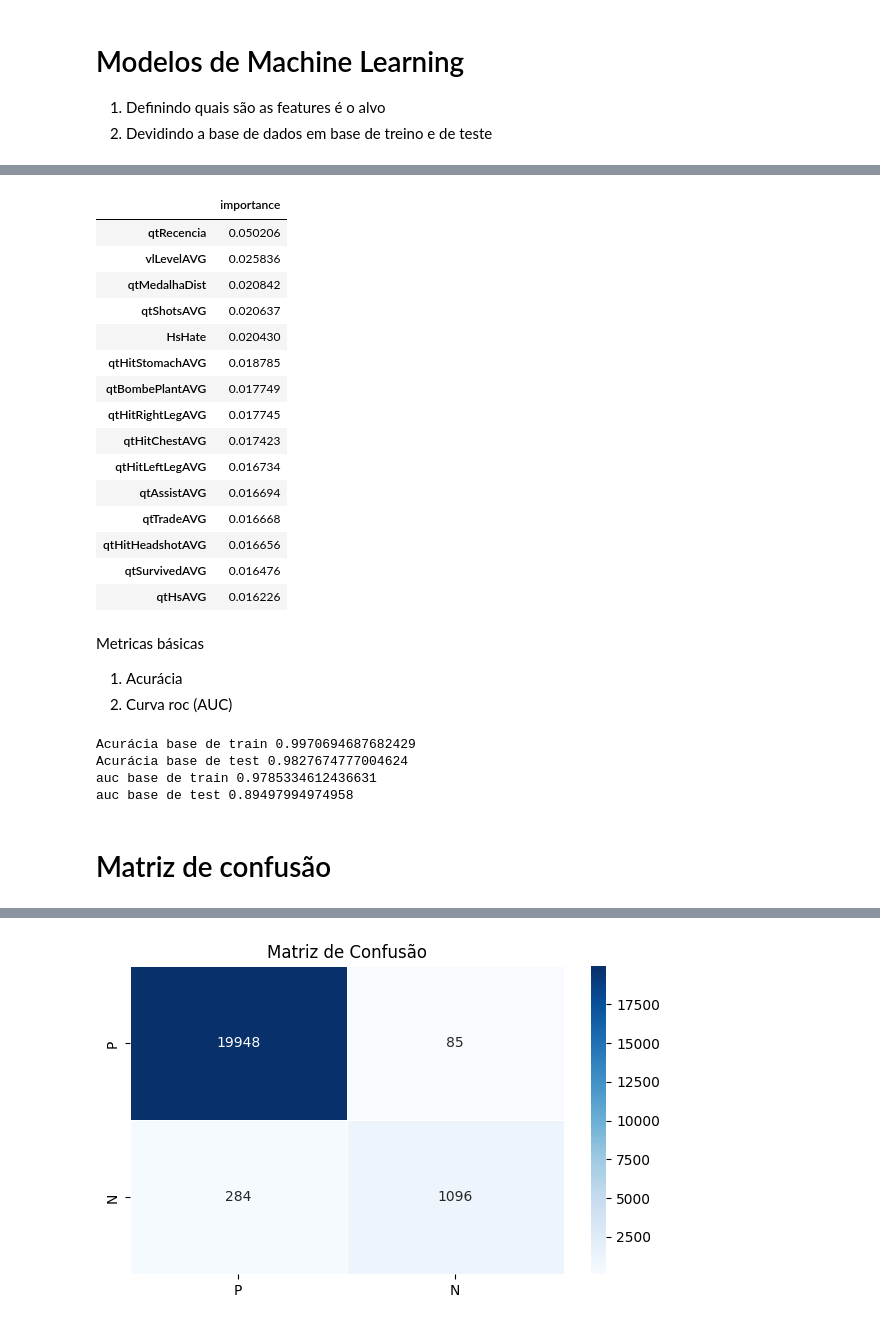
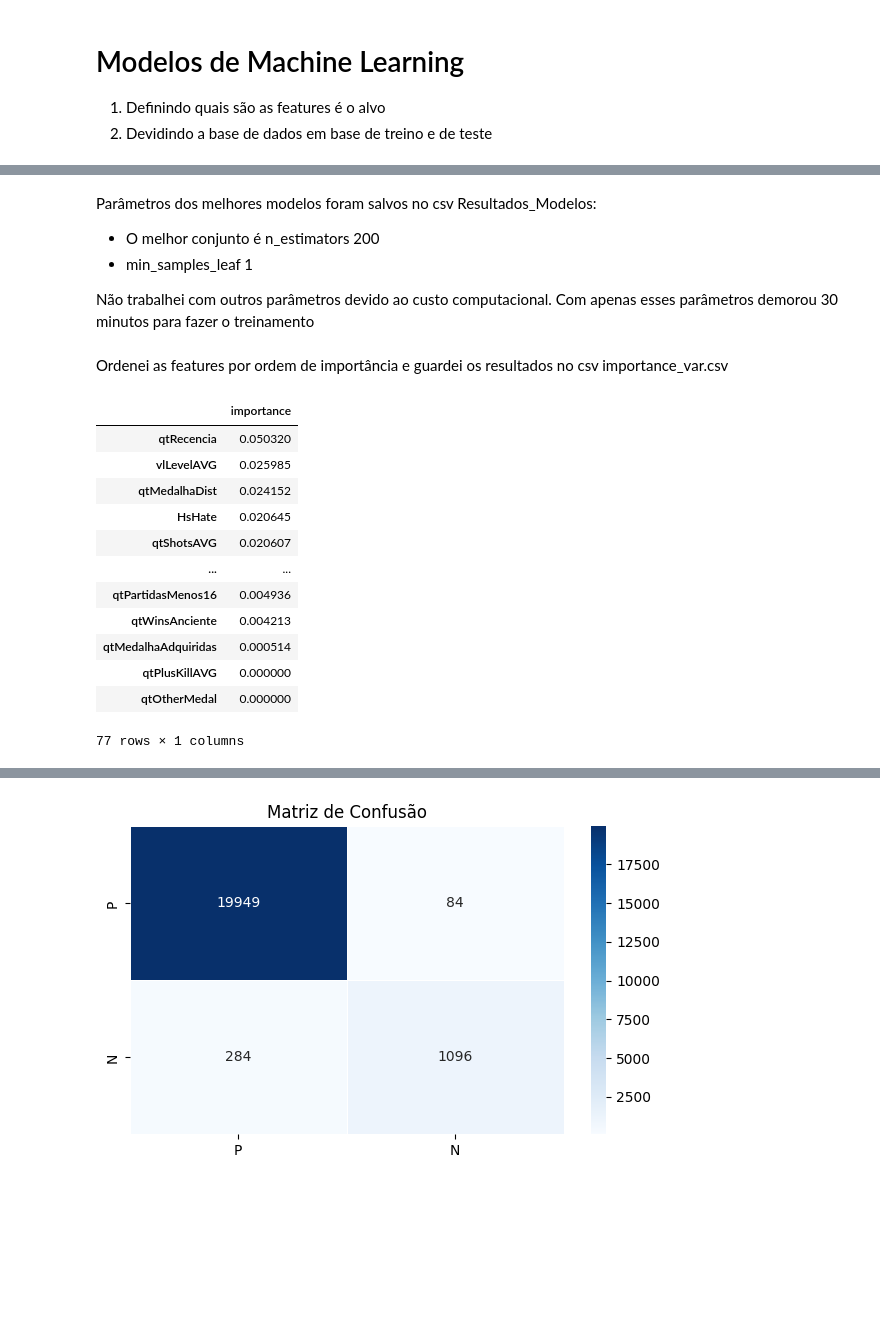
Before and after one commit to paulinhoy/Predicao_assinaturas, a Jupyter notebook: Modelo/init_model.ipynb, the cells around one changed output, grey strips where cells are left out. Cells and saved outputs as stored; diff of their text form; code cells hidden in the pictures; blank space fills up the shorter version.

Commit message:
'Falta apenas definir o pipeline. As metricas foram analisadas'

```diff
--- a/Modelo/init_model.ipynb
+++ b/Modelo/init_model.ipynb
@@ -219,0 +191,10 @@ Quero descobrir quais são as variáveis mais relevantes para o meu modelo
+# %%
+rf_clf = ensemble.RandomForestClassifier()
+params = {"n_estimators":[50, 100, 150, 200],
+          "min_samples_leaf":[1, 5, 10, 20] }
+
+grid_search = model_selection.GridSearchCV(rf_clf, params, cv=4, scoring='roc_auc', verbose=3, refit=True)
+
+pipe_rf = pipeline.Pipeline([("Modelo", grid_search)])  #Lembrar de fazer um pipeline completo depois
+
+pipe_rf.fit(X_train, y_train)
@@ -220,43 +224,27 @@ Quero descobrir quais são as variáveis mais relevantes para o meu modelo
+# %% [markdown]
+Parâmetros dos melhores modelos foram salvos no csv Resultados_Modelos:
+- O melhor conjunto é n_estimators 200
+- min_samples_leaf 1
+
+Não trabalhei com outros parâmetros devido ao custo computacional. Com apenas esses parâmetros demorou 30 minutos para fazer o treinamento
+# %% [markdown]
+Ordenei as features por ordem de importância e guardei os resultados no csv importance_var.csv
 # %%
-f_importance = meu_pipeline[-1].best_estimator_.feature_importances_
+f_importance = pipe_rf[-1].best_estimator_.feature_importances_
 df_importance_var_randomFlorest = pd.DataFrame(f_importance, index=features, columns=['importance']).sort_values(by='importance', ascending=False)
-df_importance_var_randomFlorest.head(15)
+importancia_var = df_importance_var_randomFlorest
+importancia_var
 # %% [output]
 |  | importance |
-| qtRecencia | 0.050206 |
-| vlLevelAVG | 0.025836 |
-| qtMedalhaDist | 0.020842 |
-| qtShotsAVG | 0.020637 |
-| HsHate | 0.020430 |
-| qtHitStomachAVG | 0.018785 |
-| qtBombePlantAVG | 0.017749 |
-| qtHitRightLegAVG | 0.017745 |
-| qtHitChestAVG | 0.017423 |
-| qtHitLeftLegAVG | 0.016734 |
-| qtAssistAVG | 0.016694 |
-| qtTradeAVG | 0.016668 |
-| qtHitHeadshotAVG | 0.016656 |
-| qtSurvivedAVG | 0.016476 |
-| qtHsAVG | 0.016226 |
+| qtRecencia | 0.050320 |
+| vlLevelAVG | 0.025985 |
+| qtMedalhaDist | 0.024152 |
+| HsHate | 0.020645 |
+| qtShotsAVG | 0.020607 |
+| ... | ... |
+| qtPartidasMenos16 | 0.004936 |
+| qtWinsAnciente | 0.004213 |
+| qtMedalhaAdquiridas | 0.000514 |
+| qtPlusKillAVG | 0.000000 |
+| qtOtherMedal | 0.000000 |
+77 rows × 1 columns
-# %% [markdown]
-Metricas básicas
-
-1. Acurácia
-2. Curva roc (AUC)
-# %%
-acc_train = metrics.accuracy_score(y_train, y_train_predict)
-acc_test = metrics.accuracy_score(y_test, y_test_predict)
-auc_train = metrics.roc_auc_score(y_train, y_train_predict)
-auc_test = metrics.roc_auc_score(y_test, y_test_predict)
-
-print('Acurácia base de train', acc_train)
-print('Acurácia base de test', acc_test)
-print('auc base de train', auc_train)
-print('auc base de test', auc_test)
-# %% [output]
-Acurácia base de train 0.9970694687682429
-Acurácia base de test 0.9827674777004624
-auc base de train 0.9785334612436631
-auc base de test 0.89497994974958
-# %% [markdown]
-# Matriz de confusão
```
Also changed, not shown: parts of 20 cells of this notebook, 2 other files.
